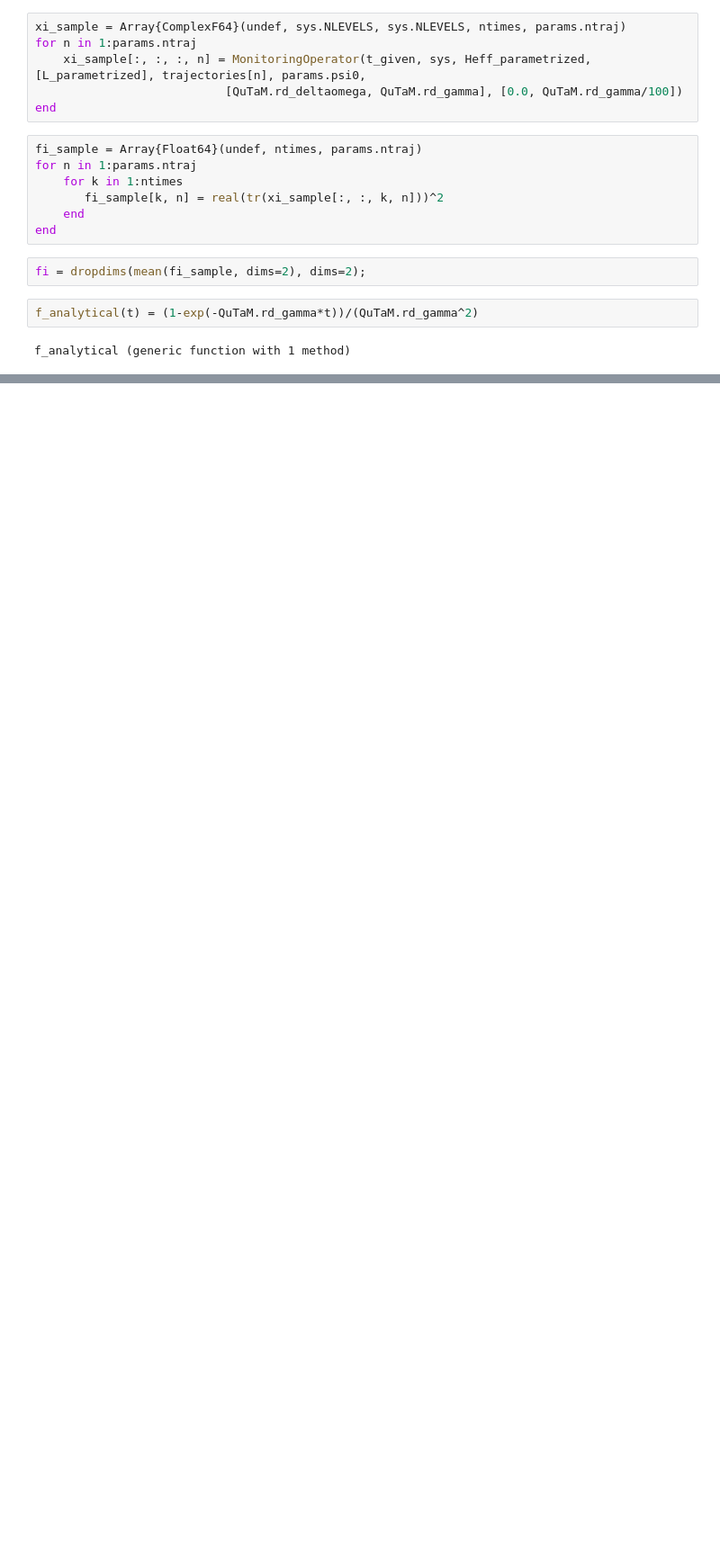
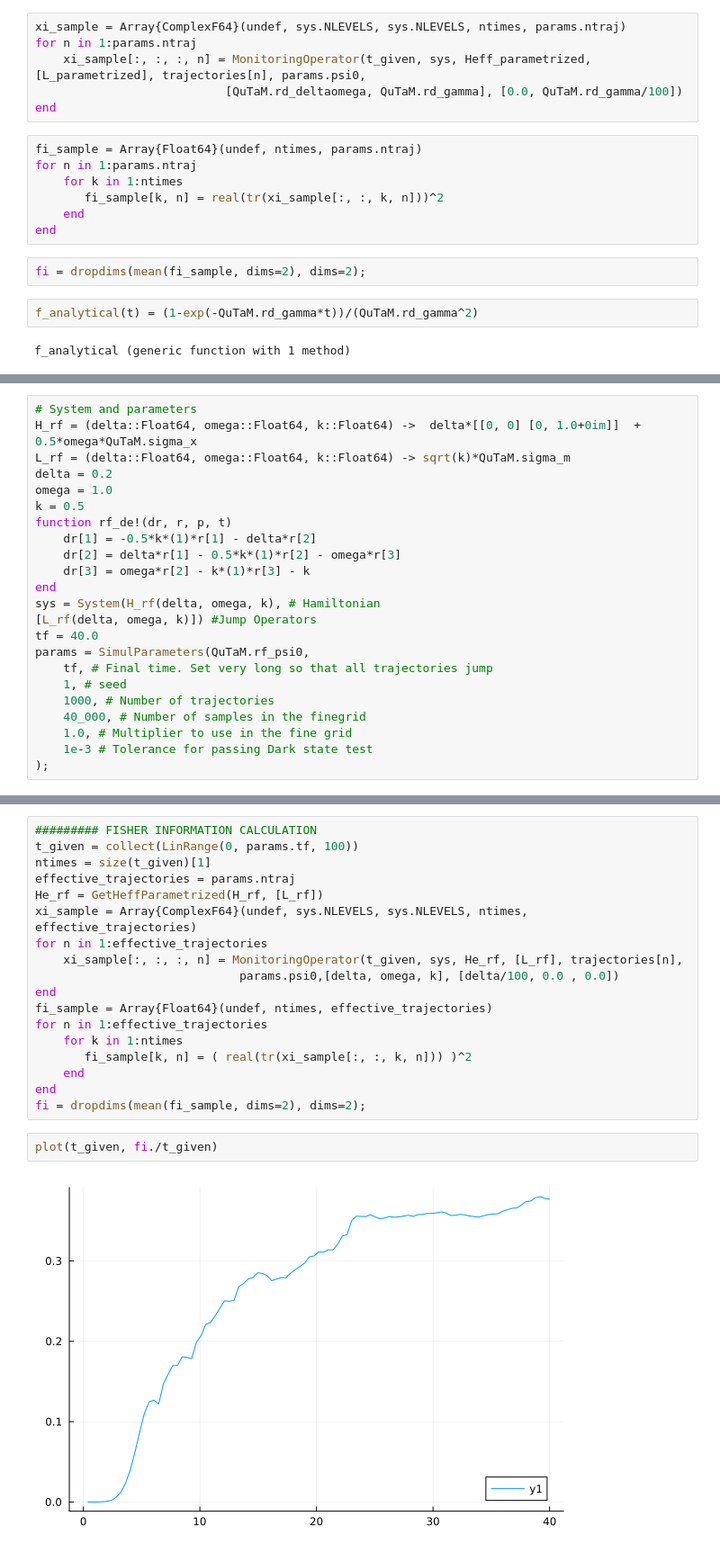
Before and after one commit to Ste1nb0cK/QuTaM.jl, a Jupyter notebook: notebooks/Monitoring.ipynb, the cells around one changed output, grey strips where cells are left out. Shown at 90% size. Saved outputs shown, nothing was run; the diff lists cells and outputs as text; blank space fills up the shorter version.

```diff
--- a/notebooks/Monitoring.ipynb
+++ b/notebooks/Monitoring.ipynb
@@ -225,0 +281,23 @@ plot!(t_given, f_analytical.(t_given))
+# %%
+# System and parameters
+H_rf = (delta::Float64, omega::Float64, k::Float64) ->  delta*[[0, 0] [0, 1.0+0im]]  + 0.5*omega*QuTaM.sigma_x
+L_rf = (delta::Float64, omega::Float64, k::Float64) -> sqrt(k)*QuTaM.sigma_m
+delta = 0.2
+omega = 1.0
+k = 0.5
+function rf_de!(dr, r, p, t)
+    dr[1] = -0.5*k*(1)*r[1] - delta*r[2]
+    dr[2] = delta*r[1] - 0.5*k*(1)*r[2] - omega*r[3]
+    dr[3] = omega*r[2] - k*(1)*r[3] - k
+end
+sys = System(H_rf(delta, omega, k), # Hamiltonian
+[L_rf(delta, omega, k)]) #Jump Operators
+tf = 40.0
+params = SimulParameters(QuTaM.rf_psi0,
+    tf, # Final time. Set very long so that all trajectories jump
+    1, # seed
+    1000, # Number of trajectories
+    40_000, # Number of samples in the finegrid
+    1.0, # Multiplier to use in the fine grid
+    1e-3 # Tolerance for passing Dark state test
+);
@@ -225,0 +346,22 @@ plot!(t_given, f_analytical.(t_given))
+# %%
+######### FISHER INFORMATION CALCULATION
+t_given = collect(LinRange(0, params.tf, 100))
+ntimes = size(t_given)[1]
+effective_trajectories = params.ntraj
+He_rf = GetHeffParametrized(H_rf, [L_rf])
+xi_sample = Array{ComplexF64}(undef, sys.NLEVELS, sys.NLEVELS, ntimes, effective_trajectories)
+for n in 1:effective_trajectories
+    xi_sample[:, :, :, n] = MonitoringOperator(t_given, sys, He_rf, [L_rf], trajectories[n],
+                             params.psi0,[delta, omega, k], [delta/100, 0.0 , 0.0])
+end
+fi_sample = Array{Float64}(undef, ntimes, effective_trajectories)
+for n in 1:effective_trajectories
+    for k in 1:ntimes
+       fi_sample[k, n] = ( real(tr(xi_sample[:, :, k, n])) )^2
+    end
+end
+fi = dropdims(mean(fi_sample, dims=2), dims=2);
+# %%
+plot(t_given, fi./t_given)
+# %% [output]
+[figure, added]
```
Also changed, not shown: parts of 27 cells of this notebook, 4 other files.
